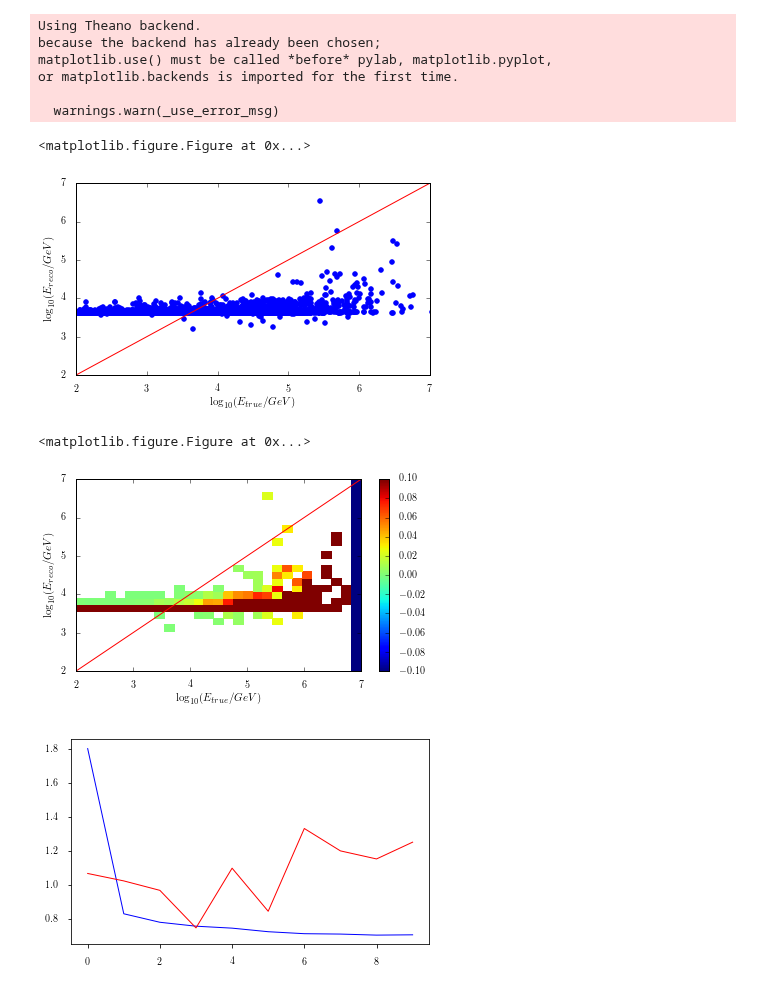
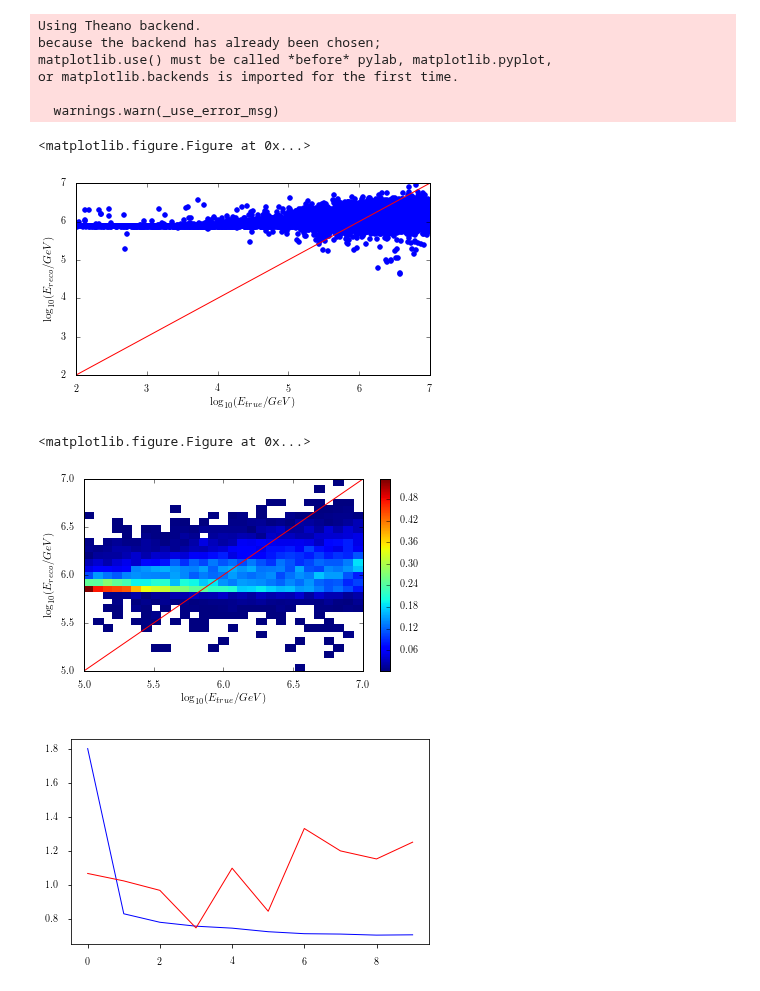
Before and after one commit to tglauch/DeepIceLearning, a Jupyter notebook: Evaluate_Model.ipynb, the cells around one changed output. Saved outputs shown, nothing was run; the diff lists cells and outputs as text; code cells hidden in the pictures.

```diff
--- a/Evaluate_Model.ipynb
+++ b/Evaluate_Model.ipynb
@@ -15,7 +15,7 @@ or matplotlib.backends is imported for the first time.
 
   warnings.warn(_use_error_msg)
 # %%
-plot_data = np.load('./train_hist/2017-07-05/last_model_noCNN_complete.npy')
+plot_data = np.load('./train_hist/2017-07-07/some_NN.npy')
 # %%
 fig, ax= newfig(0.9)
 ax.scatter(plot_data[1], plot_data[0], color='blue')
@@ -28,26 +28,26 @@ ax.set_ylim(2,7)
 plt.show()
 # %% [output]
 <matplotlib.figure.Figure at 0x...>
-[figure, old version]
+[figure, new version]
 # %%
 
-H, xedges, yedges = np.histogram2d(plot_data[1], plot_data[0], bins=(np.linspace(2,7,30), np.linspace(2,7,30)))
+H, xedges, yedges = np.histogram2d(plot_data[1], plot_data[0], bins=(np.linspace(5,7,30), np.linspace(5,7,30)))
 H=np.array([np.array(i)/np.sum(i) for i in H])
 H = H.T  # Let each row list bins with common y range.
 fig, ax = newfig(0.9)
 X, Y = np.meshgrid(xedges, yedges)
-ax.plot(np.linspace(2,7,10), np.linspace(2,7,10),color='red')
+ax.plot(np.linspace(5,7,10), np.linspace(5,7,10),color='red')
 H= np.ma.array(H)
 H.mask = H == 0
 cbar = ax.pcolormesh(X, Y, H)
 plt.colorbar(cbar)
 ax.set_xlabel(r'$\log_{10}(E_{true}/GeV)$')
 ax.set_ylabel(r'$\log_{10}(E_{reco}/GeV)$')
 #plt.savefig('latest_network_density.pdf')
 plt.show()
 # %% [output]
 <matplotlib.figure.Figure at 0x...>
-[figure, old version]
+[figure, new version]
 # %%
 epoche = np.concatenate(np.genfromtxt('./train_hist/history2.csv', delimiter=',')[1:,0:1])
 loss = np.concatenate(np.genfromtxt('./train_hist/history2.csv', delimiter=',')[1:,2:3])
```
Also changed, not shown: 2 other files.
